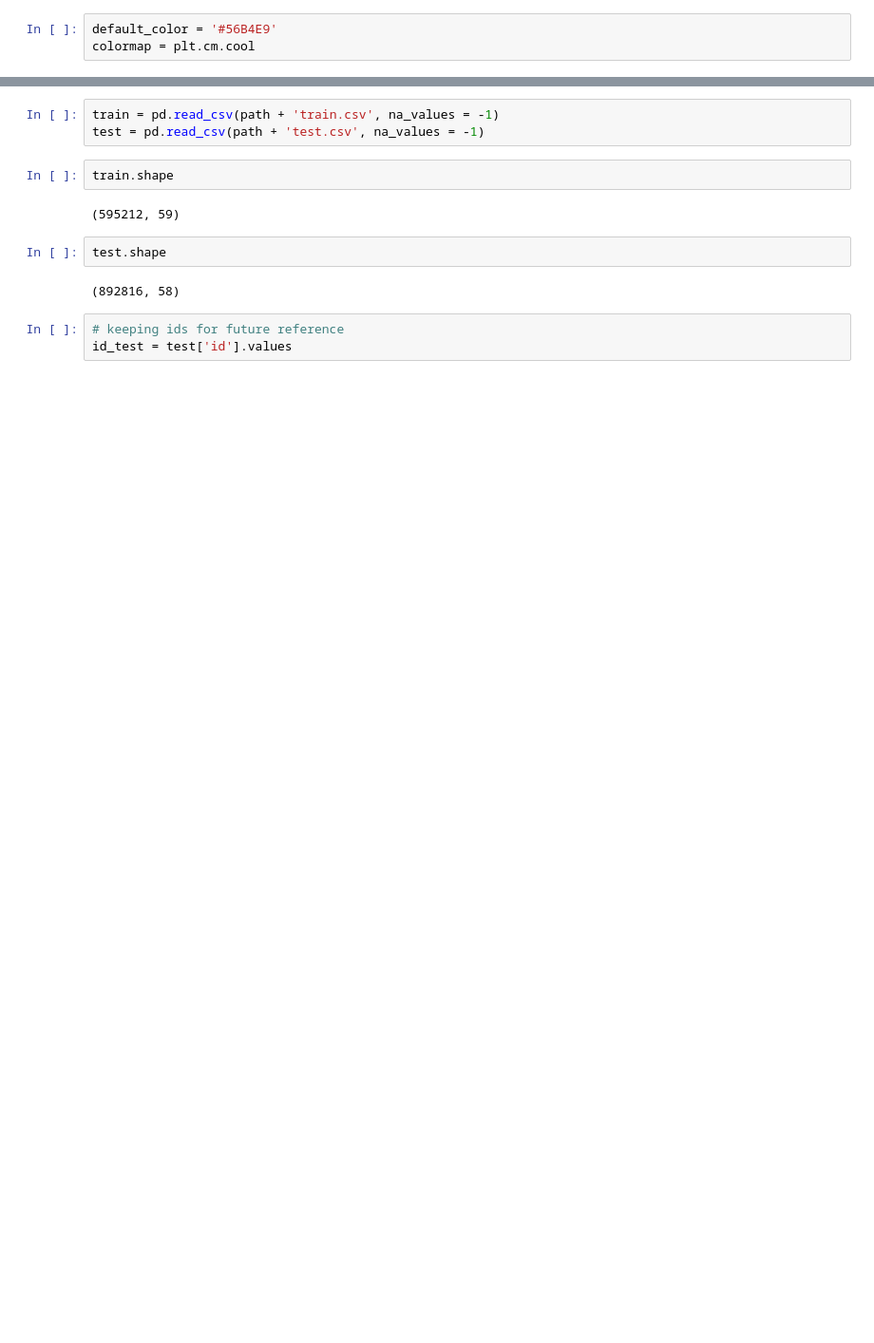
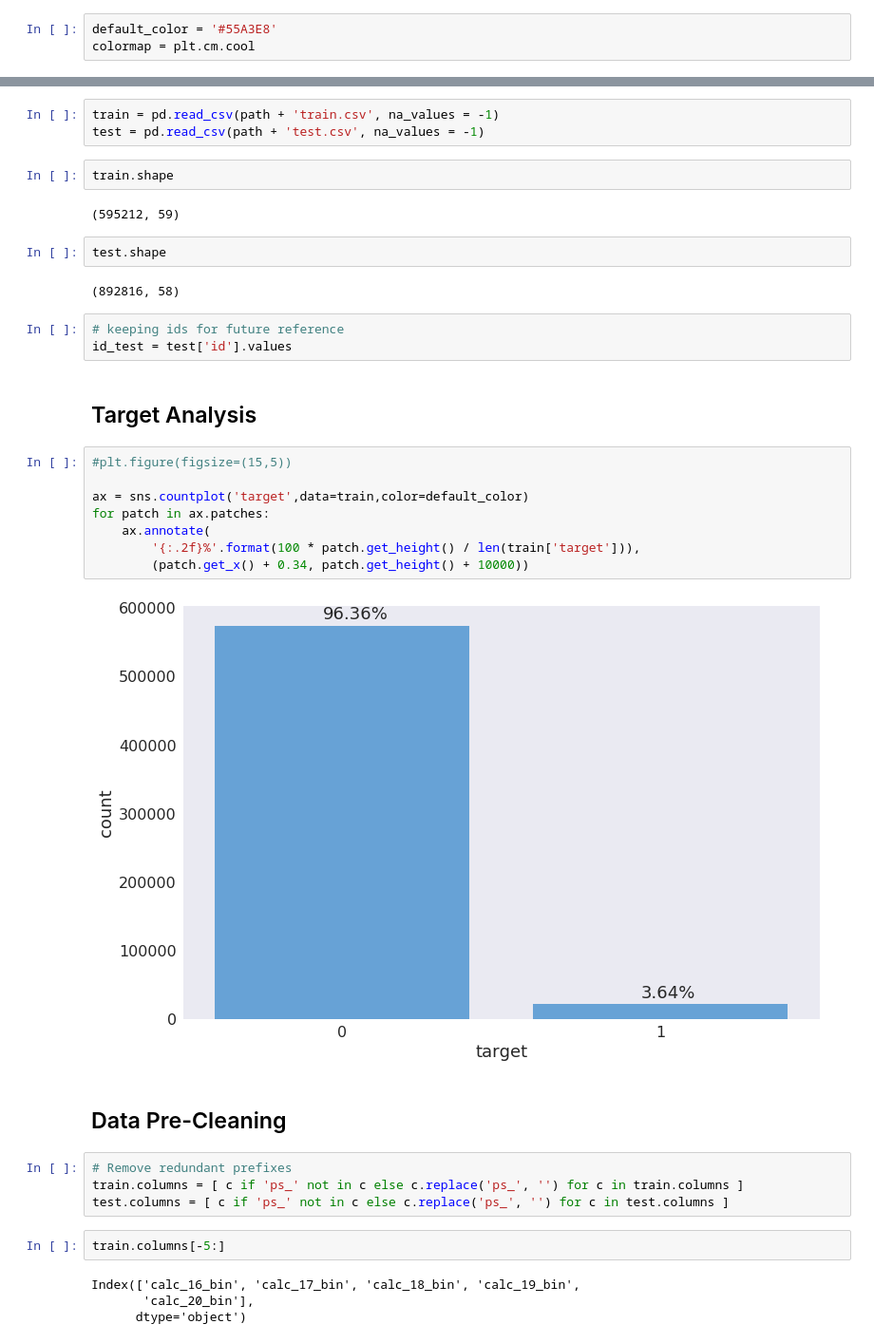
Before and after one commit to raphaelrrcoelho/porto-seguro-safe-driver, a Jupyter notebook: porto_seguro.ipynb, the cells around one changed output, grey strips where cells are left out. Shown at 95% size. Cells and saved outputs as stored; diff of their text form; blank space fills up the shorter version.

```diff
--- a/porto_seguro.ipynb
+++ b/porto_seguro.ipynb
@@ -39,7 +43,7 @@ rc = {
 
 sns.set(style='dark',rc=rc)
 # %%
-default_color = '#56B4E9'
+default_color = '#55A3E8'
 colormap = plt.cm.cool
 # %%
 # Setting working directory
@@ -71,3 +108,27 @@ test.shape
 # %%
 # keeping ids for future reference
 id_test = test['id'].values
+# %% [markdown]
+## Target Analysis
+# %%
+#plt.figure(figsize=(15,5))
+
+ax = sns.countplot('target',data=train,color=default_color)
+for patch in ax.patches:
+    ax.annotate(
+        '{:.2f}%'.format(100 * patch.get_height() / len(train['target'])),
+        (patch.get_x() + 0.34, patch.get_height() + 10000))
+# %% [output]
+[figure, added]
+# %% [markdown]
+## Data Pre-Cleaning
+# %%
+# Remove redundant prefixes
+train.columns = [ c if 'ps_' not in c else c.replace('ps_', '') for c in train.columns ]
+test.columns = [ c if 'ps_' not in c else c.replace('ps_', '') for c in test.columns ]
+# %%
+train.columns[-5:]
+# %% [output]
+Index(['calc_16_bin', 'calc_17_bin', 'calc_18_bin', 'calc_19_bin',
+       'calc_20_bin'],
+      dtype='object')
```
Also changed, not shown: parts of 22 cells of this notebook, 2 other files.
